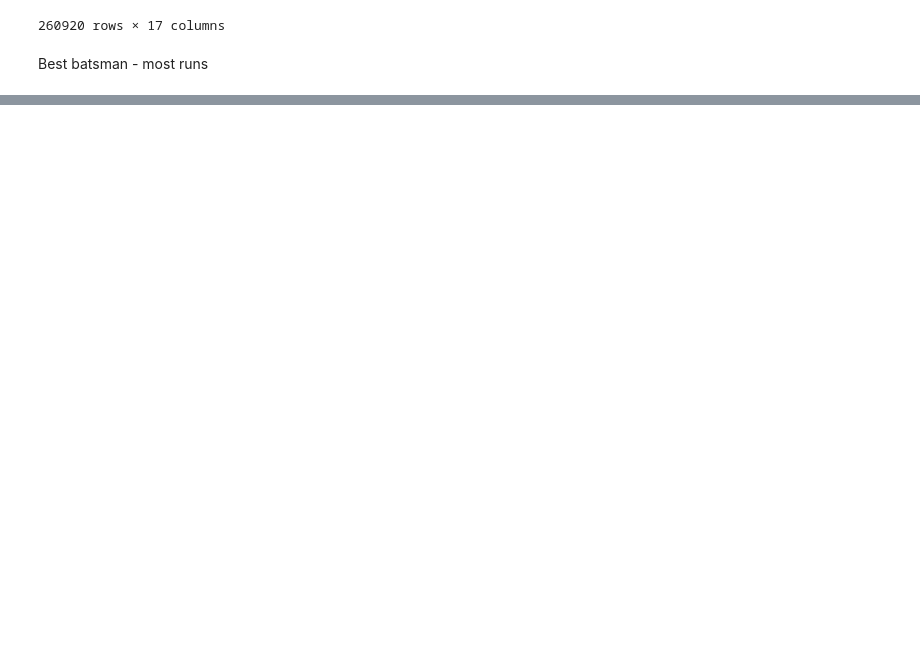
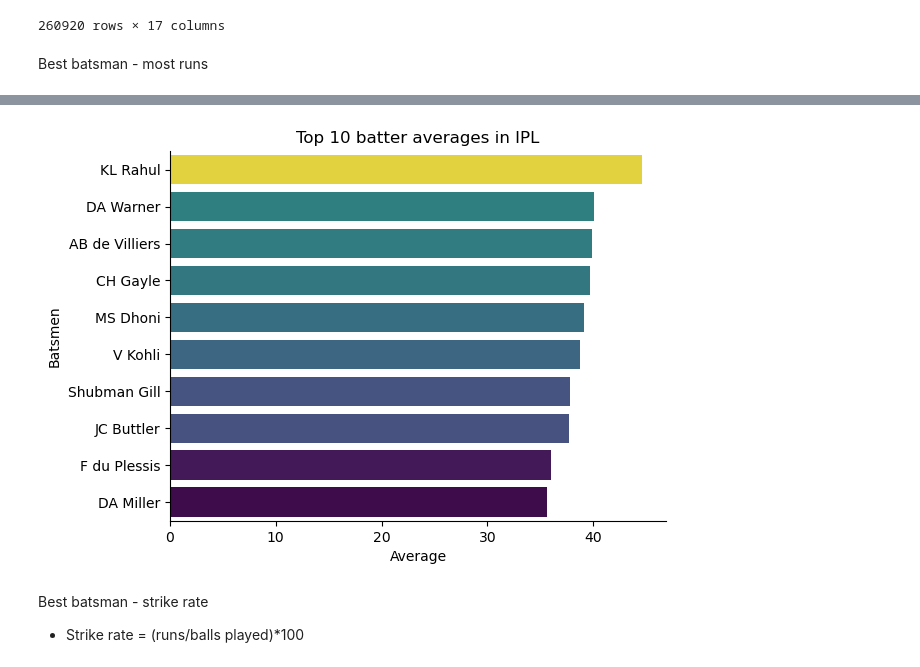
Before and after one commit to Prashant0594/python_data_projects, a Jupyter notebook: project_IPL_analysis/best_batsman.ipynb, the cells around one changed output, grey strips where cells are left out. Saved outputs shown, nothing was run; the diff lists cells and outputs as text; code cells hidden in the pictures; blank space fills up the shorter version.

```diff
--- a/project_IPL_analysis/best_batsman.ipynb
+++ b/project_IPL_analysis/best_batsman.ipynb
@@ -47,0 +43,5 @@ Name: count, dtype: int64
+# %%
+dismissal_counts=df['player_dismissed'].value_counts()
+dismissal_counts=dismissal_counts.to_frame()
+dismissal_counts.reset_index(inplace=True)
+dismissal_counts
@@ -47,0 +62,6 @@ Name: count, dtype: int64
+# %%
+most_runs_criteria= df.groupby('batter')['batsman_runs'].sum().sort_values(ascending=False)
+most_runs_criteria=most_runs_criteria[most_runs_criteria>2500]
+most_runs_criteria=most_runs_criteria.to_frame()
+most_runs_criteria.reset_index(inplace=True)
+most_runs_criteria
@@ -47,0 +86,3 @@ Name: count, dtype: int64
+# %%
+most_runs_criteria=most_runs_criteria.merge(dismissal_counts,left_on='batter',right_on='player_dismissed',how='left')
+most_runs_criteria.drop(columns='player_dismissed',axis=1,inplace=True)
@@ -47,0 +109,17 @@ Name: count, dtype: int64
+# %%
+most_runs_criteria['average']=most_runs_criteria['batsman_runs']/most_runs_criteria['count']
+top10_avg=most_runs_criteria.sort_values(by='average',ascending=False).head(10)
+# %%
+sns.barplot(data=top10_avg,x='average',y='batter',hue='average',palette='viridis')
+plt.legend().remove()
+plt.xlabel('Average')
+plt.ylabel('Batsmen')
+plt.title('Top 10 batter averages in IPL')
+sns.despine()
+plt.show()
+# %% [output]
+[figure, added]
+# %% [markdown]
+Best batsman - strike rate
+
+- Strike rate = (runs/balls played)*100
```
Also changed, not shown: parts of 6 cells of this notebook.
